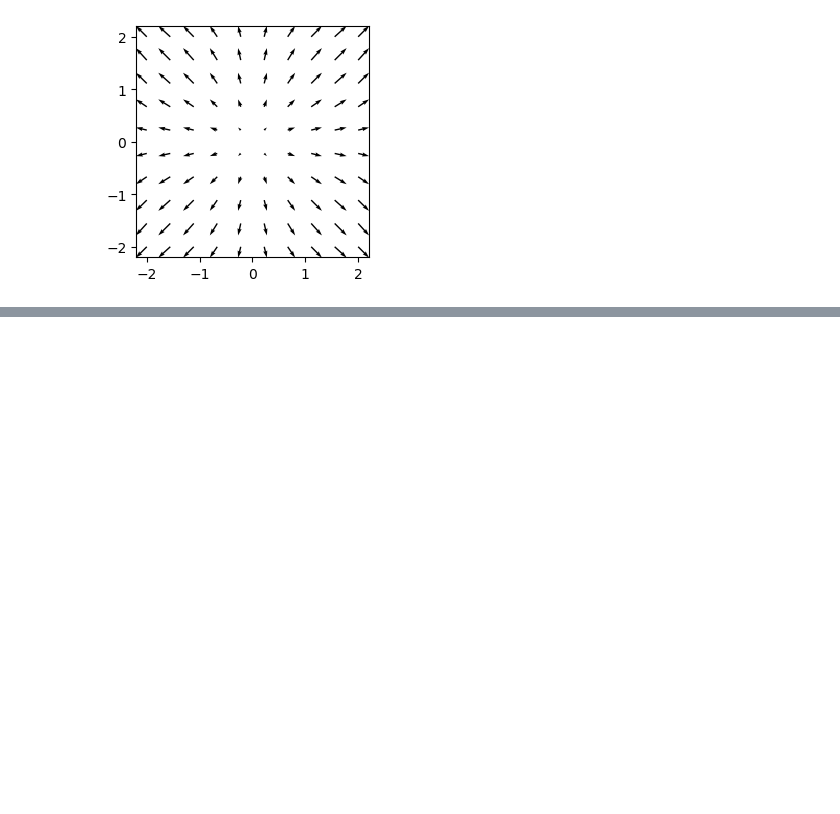
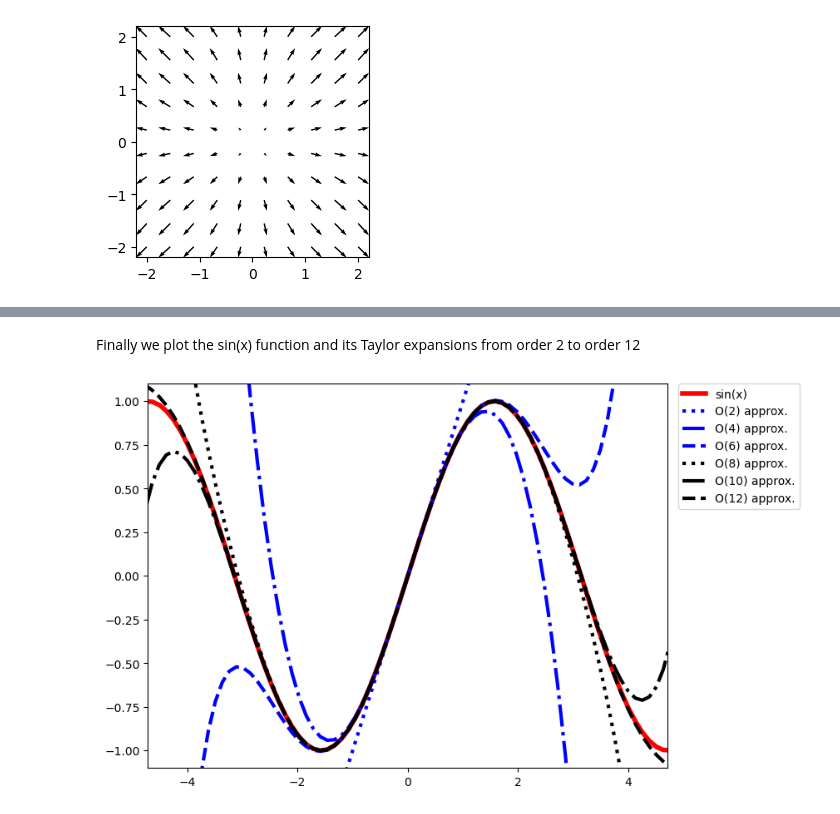
Before and after one commit to luigiselmi/numethods, a Jupyter notebook: plotting_and_visualization.ipynb, the cells around one changed output, grey strips where cells are left out. Cells and saved outputs as stored; diff of their text form; code cells hidden in the pictures; blank space fills up the shorter version.

```diff
--- a/plotting_and_visualization.ipynb
+++ b/plotting_and_visualization.ipynb
@@ -138,0 +205,7 @@ ax.quiver(X, Y, U, V)
+# %%
+sym_x = sympy.Symbol("x")
+def sin_symbolic_expansion(sim_x, n):
+    '''
+    Symbolic Taylor expansion of order n of the sin(x) function
+    '''
+    return sympy.sin(sym_x).series(sym_x, 0, n = n + 1)
@@ -138,0 +218,27 @@ ax.quiver(X, Y, U, V)
+# %%
+x = np.linspace(-2 * np.pi, 2 * np.pi, 100)
+def sin_numerical_expansion(sym_x, x, n):
+    """
+    Evaluate the nth order Talyor series expansion
+    of sin(x) for the numerical values in the array x.
+    """
+    return sympy.lambdify(sym_x, sin_symbolic_expansion(sym_x, n).removeO(), 'numpy')(x)
+# %% [markdown]
+Finally we plot the sin(x) function and its Taylor expansions from order 2 to order 12
+# %%
+fig, ax = plt.subplots(figsize=(10, 6))
+ax.plot(x, np.sin(x), linewidth=4, color="red", label='sin(x)')
+colors = ["blue", "black"]
+linestyles = [':', '-.', '--']
+
+for idx, n in enumerate(range(1, 12, 2)):
+    ax.plot(x, sin_numerical_expansion(sym_x, x, n), color=colors[idx // 3],
+            linestyle=linestyles[idx % 3], linewidth=3,
+            label="O(%d) approx." % (n+1))
+
+ax.set_ylim(-1.1, 1.1)
+ax.set_xlim(-1.5*np.pi, 1.5*np.pi)
+ax.legend(bbox_to_anchor=(1.02, 1), loc=2, borderaxespad=0.0)
+fig.subplots_adjust(right=.75);
+# %% [output]
+[figure, added]
```
Also changed, not shown: parts of 10 cells of this notebook.
